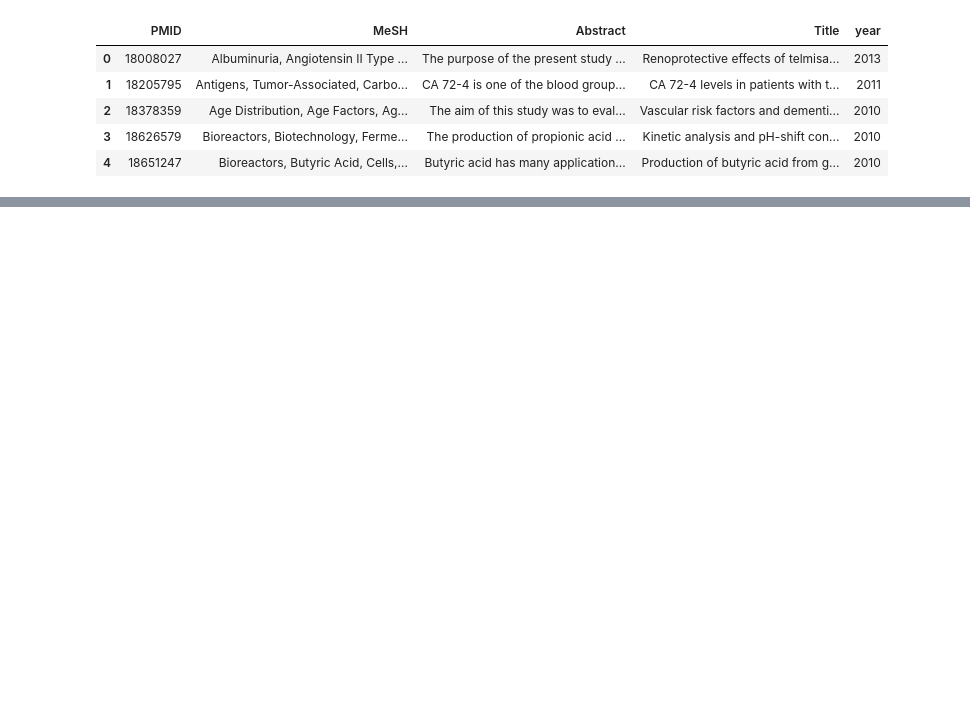
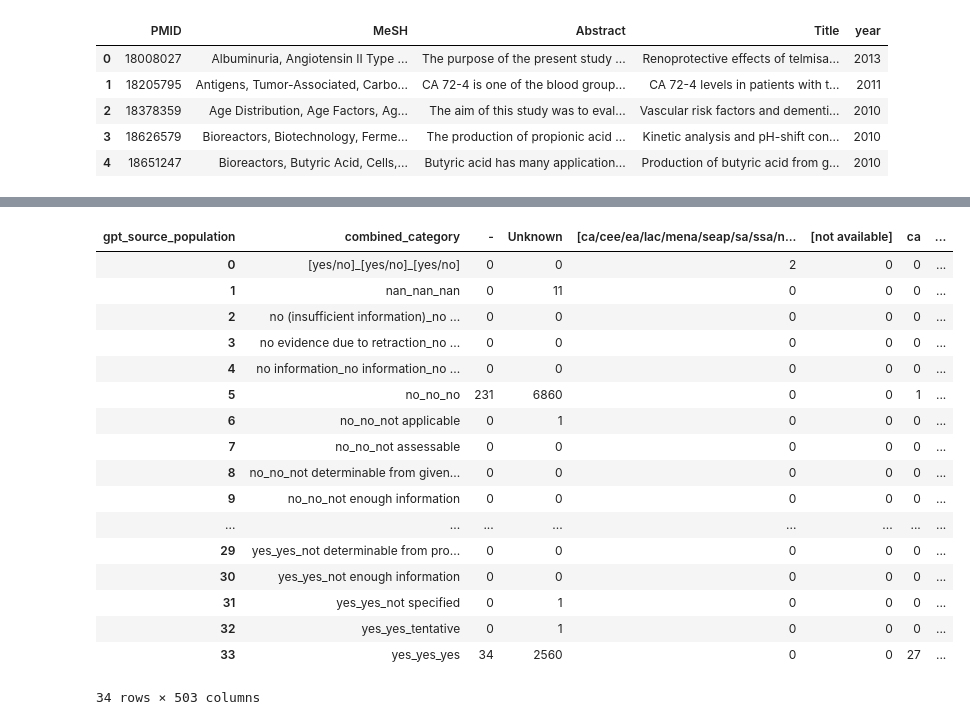
Before and after one commit to chroniq-lab/equity_precision_llm, a Jupyter notebook: preprocessing/epl05 chatgpt output of unattributable.ipynb, the cells around one changed output, grey strips where cells are left out. Drawn from its saved outputs; the diff is of its cells as text; code cells hidden in the pictures; blank space fills up the shorter version.

Commit message:
region-stratified data, need help

```diff
--- a/preprocessing/epl05 chatgpt output of unattributable.ipynb
+++ b/preprocessing/epl05 chatgpt output of unattributable.ipynb
@@ -20,8 +20,8 @@ elif os.getlogin()=='aamnasoniwala':
     path_equity_precision_llm_folder = "/Users/aamnasoniwala/Library/CloudStorage/OneDrive-Emory/Global Equity in Diabetes Precision Medicine LLM"
     path_equity_precision_llm_repo = '/Users/aamnasoniwala/code/equity_precision_llm'
 
-# path_equity_precision_llm_folder = "/Users/aamnasoniwala/Library/CloudStorage/OneDrive-Emory/Global Equity in Diabetes Precision Medicine LLM"
-# path_equity_precision_llm_repo = '/Users/aamnasoniwala/code/equity_precision_llm'
+path_equity_precision_llm_folder = "/Users/aamnasoniwala/Library/CloudStorage/OneDrive-Emory/Global Equity in Diabetes Precision Medicine LLM"
+path_equity_precision_llm_repo = '/Users/aamnasoniwala/code/equity_precision_llm'
 
 excel_path = path_equity_precision_llm_folder + "/llm training/Unclassified Splits/Unattributable Part "
 # path_equity_precision_llm_repo = os.path.abspath("").replace("preprocessing", "")
@@ -75,5 +96,54 @@ merged_df_unattributable.head()
 | 2 | 18378359 | Age Distribution, Age Factors, Ag... | The aim of this study was to eval... | Vascular risk factors and dementi... | 2010 | 18378359.0 | Vascular risk factors and dementi... | no | yes | ... |
 | 3 | 18626579 | Bioreactors, Biotechnology, Ferme... | The production of propionic acid ... | Kinetic analysis and pH-shift con... | 2010 | 18626579.0 | Kinetic analysis and pH-shift con... | no | no | ... |
 | 4 | 18651247 | Bioreactors, Butyric Acid, Cells,... | Butyric acid has many application... | Production of butyric acid from g... | 2010 | 18651247.0 | Production of butyric acid from g... | no | no | ... |
+# %%
+import pandas as pd
+
+# Create a crosstab summary function
+def crosstab_summary(merged_df_unattributable, categories, region_col='gpt_source_population'):
+    """
+    Generate a crosstab summary of studies categorized by multiple conditions, stratified by region.
+
+    :param df: DataFrame containing the study data
+    :param categories: List of column names representing different study categories
+    :param region_col: Column name representing the region for stratification
+    :return: DataFrame summarizing counts of different study combinations by region
+    """
+    merged_df_unattributable['combined_category'] = merged_df_unattributable[categories].astype(str).agg('_'.join, axis=1)
+    summary = pd.crosstab(merged_df_unattributable['combined_category'], merged_df_unattributable[region_col])
+    summary.reset_index(inplace=True)
+    return summary
+
+# Define categories
+categories = ['gpt_precision_medicine', 'gpt_diabetes', 'gpt_primary_study']
+
+# Generate crosstab summary stratified by region
+summary_merged_df_unattributable = crosstab_summary(merged_df_unattributable, categories, region_col='gpt_source_population')
+
+# Save the output
+output_path = path_equity_precision_llm_repo + '/preprocessing/epl05_combined_output_Unattributable.csv'
+summary_merged_df_unattributable.to_csv(output_path, index=False)
+
+# Display summary
+display(summary_merged_df_unattributable)
+# %% [output]
+| gpt_source_population | combined_category | - | Unknown | [ca/cee/ea/lac/mena/seap/sa/ssa/n... | [not available] | ca | ... |
+| 0 | [yes/no]_[yes/no]_[yes/no] | 0 | 0 | 2 | 0 | 0 | ... |
+| 1 | nan_nan_nan | 0 | 11 | 0 | 0 | 0 | ... |
+| 2 | no (insufficient information)_no ... | 0 | 0 | 0 | 0 | 0 | ... |
+| 3 | no evidence due to retraction_no ... | 0 | 0 | 0 | 0 | 0 | ... |
+| 4 | no information_no information_no ... | 0 | 0 | 0 | 0 | 0 | ... |
+| 5 | no_no_no | 231 | 6860 | 0 | 0 | 1 | ... |
+| 6 | no_no_not applicable | 0 | 1 | 0 | 0 | 0 | ... |
+| 7 | no_no_not assessable | 0 | 0 | 0 | 0 | 0 | ... |
+| 8 | no_no_not determinable from given... | 0 | 0 | 0 | 0 | 0 | ... |
+| 9 | no_no_not enough information | 0 | 0 | 0 | 0 | 0 | ... |
+| ... | ... | ... | ... | ... | ... | ... | ... |
+| 29 | yes_yes_not determinable from pro... | 0 | 0 | 0 | 0 | 0 | ... |
+| 30 | yes_yes_not enough information | 0 | 0 | 0 | 0 | 0 | ... |
+| 31 | yes_yes_not specified | 0 | 1 | 0 | 0 | 0 | ... |
+| 32 | yes_yes_tentative | 0 | 1 | 0 | 0 | 0 | ... |
+| 33 | yes_yes_yes | 34 | 2560 | 0 | 0 | 27 | ... |
+34 rows × 503 columns
 # %%
 merged_df_unattributable.to_csv(path_equity_precision_llm_folder + '/llm training/epl05_output_Unattributable.csv', index=False)
```
Also changed, not shown: parts of 1 cell of this notebook, 2 other files.
